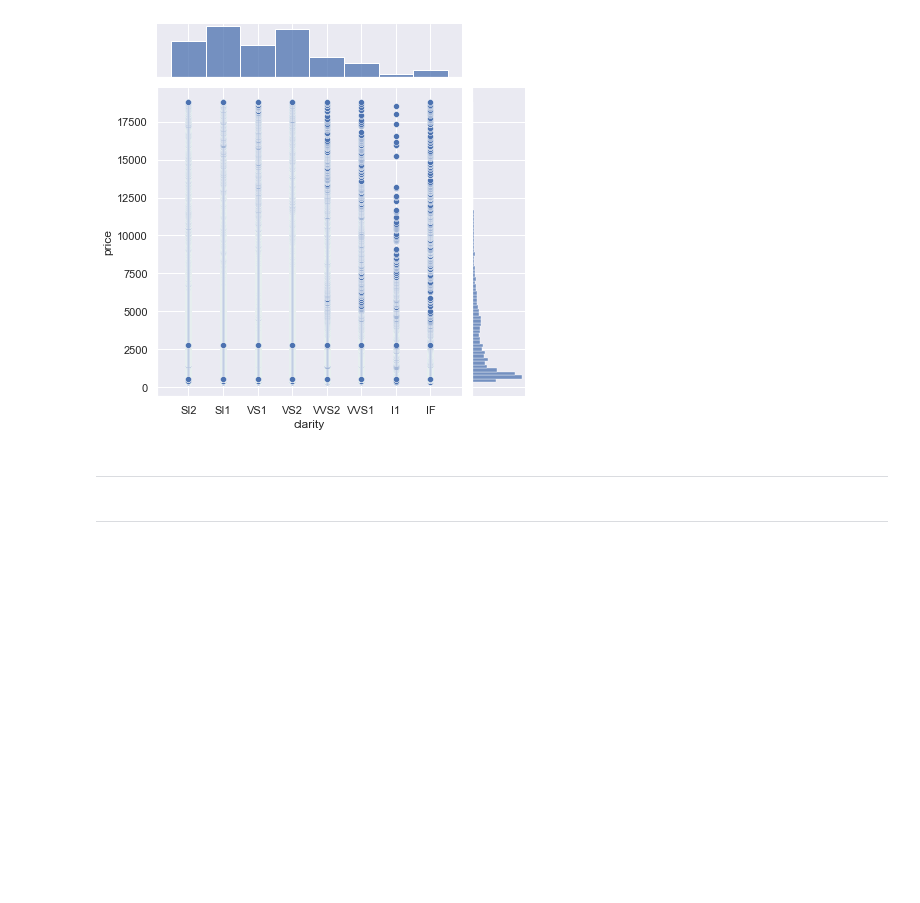
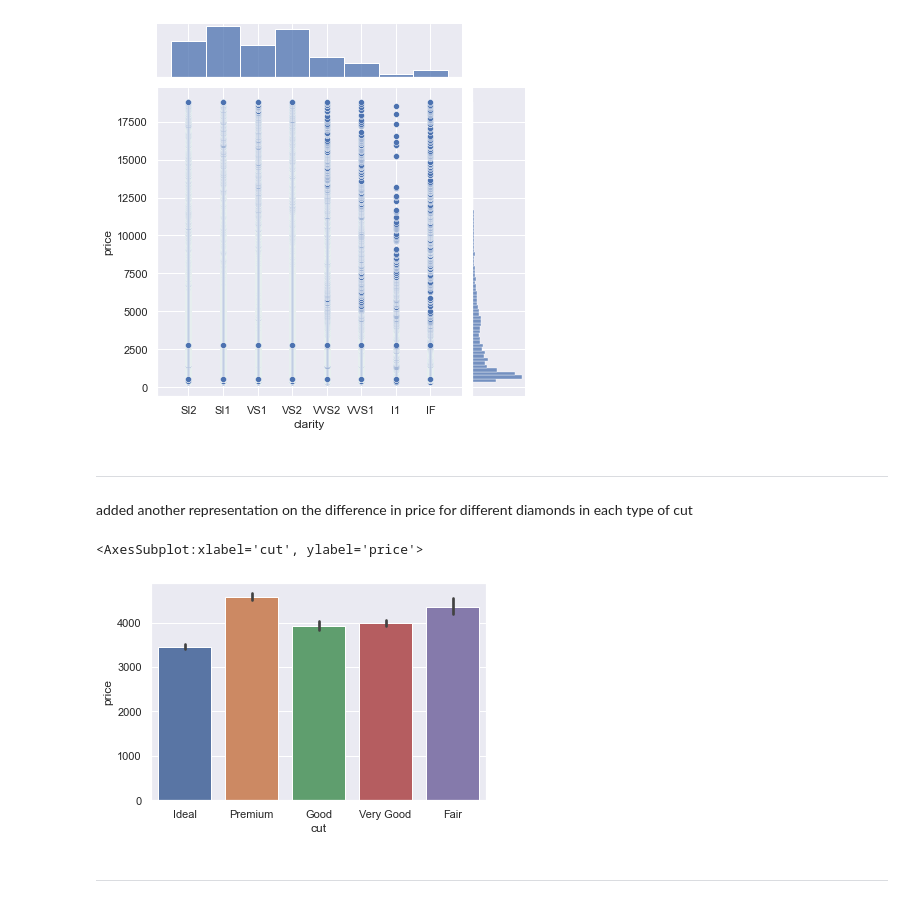
Before and after one commit to ritizzzz/math-phase1, a Jupyter notebook: phase1.ipynb, the cells around one changed output. Drawn from its saved outputs; the diff is of its cells as text; code cells hidden in the pictures; blank space fills up the shorter version.

```diff
--- a/phase1.ipynb
+++ b/phase1.ipynb
@@ -298,6 +298,13 @@ sns.jointplot(x='clarity', y='price', data=df)
 [figure]
 # %% [markdown]
 <hr>
+# %% [markdown]
+added another representation on the difference in price for different diamonds in each type of cut
+# %%
+sns.barplot(x='cut', y='price', data = df)
+# %% [output]
+<AxesSubplot:xlabel='cut', ylabel='price'>
+[figure, added]
 # %% [markdown]
 <hr>
 # %%
```
Also changed, not shown: parts of 1 cell of this notebook.
